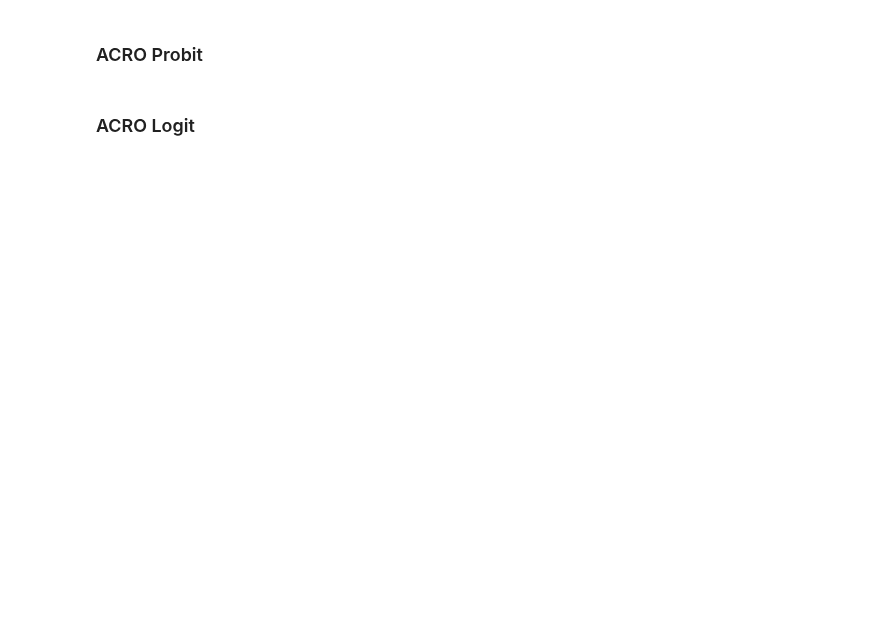
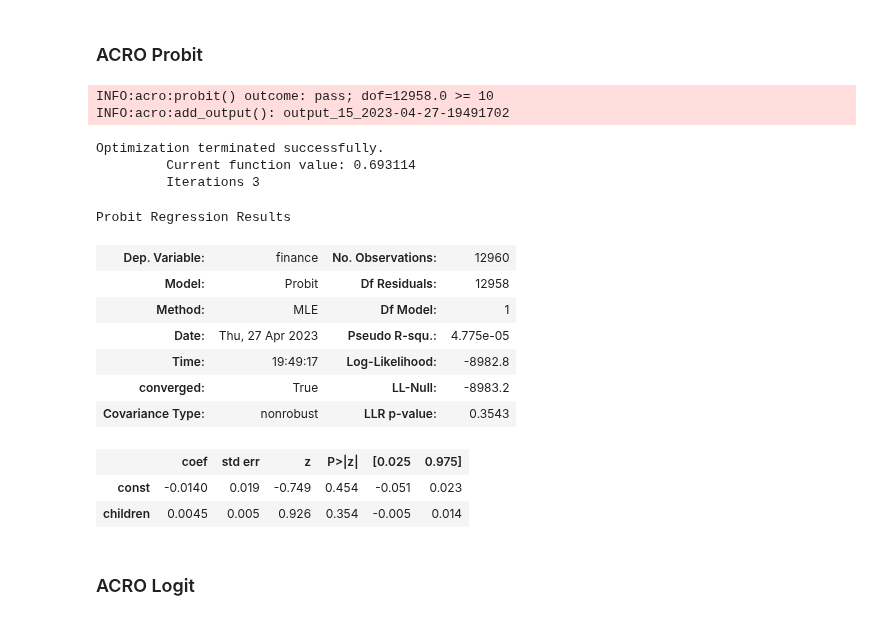
Before and after one commit to AI-SDC/ACRO, a Jupyter notebook: notebooks/test-nursery.ipynb, the cells around one changed output. Drawn from its saved outputs; the diff is of its cells as text; code cells hidden in the pictures; blank space fills up the shorter version.

```diff
--- a/notebooks/test-nursery.ipynb
+++ b/notebooks/test-nursery.ipynb
@@ -208,16 +343,33 @@ results.summary()
 # %% [markdown]
 ### ACRO Probit
 # %%
-new_df = df[["survivor", "inc_activity", "inc_grants", "inc_donations", "total_costs"]]
+new_df = df[["finance", "children"]]
 new_df = new_df.dropna()
 
-y = new_df["survivor"].astype("category").cat.codes  # numeric
-y.name = "survivor"
-x = new_df[["inc_activity", "inc_grants", "inc_donations", "total_costs"]]
+y = new_df["finance"].astype("category").cat.codes  # numeric
+y.name = "finance"
+x = new_df["children"]
 x = add_constant(x)
 
 results = acro.probit(y, x)
 results.summary()
+# %% [output]
+INFO:acro:probit() outcome: pass; dof=12958.0 >= 10
+INFO:acro:add_output(): output_15_2023-04-27-19491702
+Optimization terminated successfully.
+         Current function value: 0.693114
+         Iterations 3
+Probit Regression Results
+| Dep. Variable: | finance | No. Observations: | 12960 |
+| Model: | Probit | Df Residuals: | 12958 |
+| Method: | MLE | Df Model: | 1 |
+| Date: | Thu, 27 Apr 2023 | Pseudo R-squ.: | 4.775e-05 |
+| Time: | 19:49:17 | Log-Likelihood: | -8982.8 |
+| converged: | True | LL-Null: | -8983.2 |
+| Covariance Type: | nonrobust | LLR p-value: | 0.3543 |
+|  | coef | std err | z | P>|z| | [0.025 | 0.975] |
+| const | -0.0140 | 0.019 | -0.749 | 0.454 | -0.051 | 0.023 |
+| children | 0.0045 | 0.005 | 0.926 | 0.354 | -0.005 | 0.014 |
 # %% [markdown]
 ### ACRO Logit
 # %%
```
Also changed, not shown: parts of 20 cells of this notebook.
